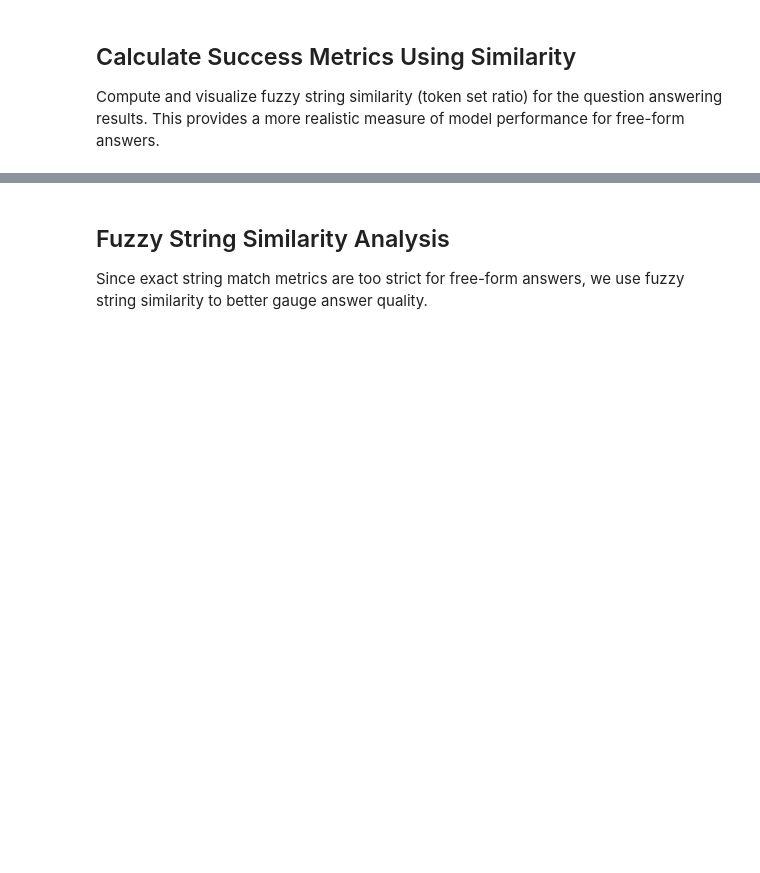
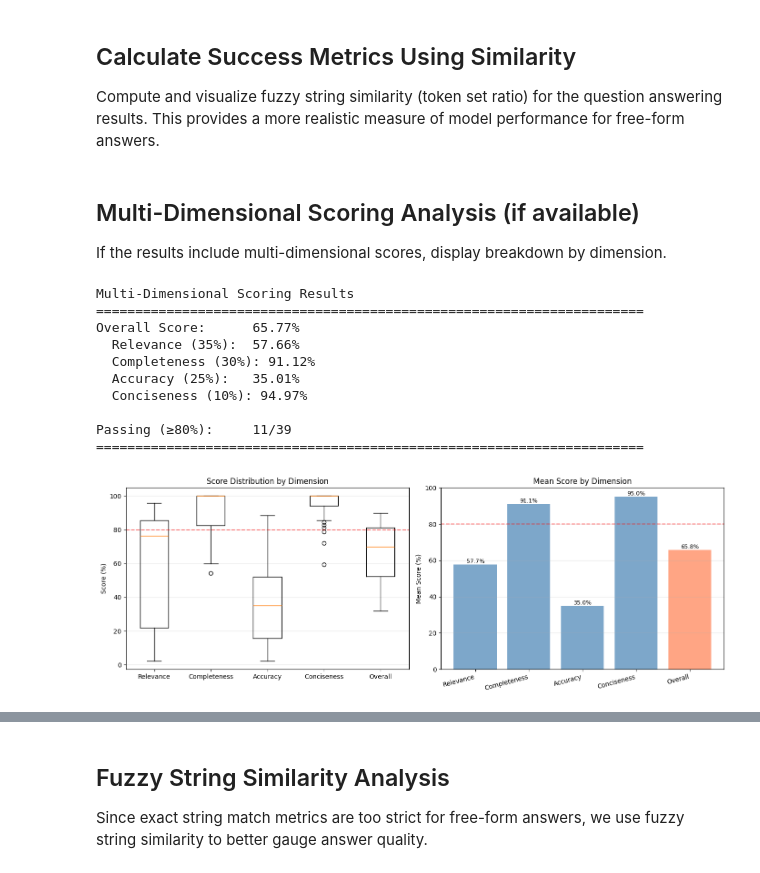
Before and after one commit to n-boshnakov/boardgame-rules-checker, a Jupyter notebook: notebooks/qa_success_analysis.ipynb, the cells around one changed output, grey strips where cells are left out. Saved outputs shown, nothing was run; the diff lists cells and outputs as text; code cells hidden in the pictures; blank space fills up the shorter version.

```diff
--- a/notebooks/qa_success_analysis.ipynb
+++ b/notebooks/qa_success_analysis.ipynb
@@ -65,6 +65,79 @@ Columns: ['question', 'ground_truth', 'predicted', 'score', 'page', 'section', '
 ## Calculate Success Metrics Using Similarity
 
 Compute and visualize fuzzy string similarity (token set ratio) for the question answering results. This provides a more realistic measure of model performance for free-form answers.
+# %% [markdown]
+## Multi-Dimensional Scoring Analysis (if available)
+
+If the results include multi-dimensional scores, display breakdown by dimension.
+# %%
+# Check if multi-dimensional scores are available
+multidim_cols = ['overall_score', 'relevance_score', 'completeness_score', 'accuracy_score', 'conciseness_score']
+
+if all(col in clean_df.columns for col in multidim_cols):
+    print("Multi-Dimensional Scoring Results")
+    print("="*70)
+    print(f"Overall Score:      {clean_df['overall_score'].mean():.2%}")
+    print(f"  Relevance (35%):  {clean_df['relevance_score'].mean():.2%}")
+    print(f"  Completeness (30%): {clean_df['completeness_score'].mean():.2%}")
+    print(f"  Accuracy (25%):   {clean_df['accuracy_score'].mean():.2%}")
+    print(f"  Conciseness (10%): {clean_df['conciseness_score'].mean():.2%}")
+    print(f"\nPassing (≥80%):     {(clean_df['overall_score'] >= 0.8).sum()}/{len(clean_df)}")
+    print("="*70)
+
+    # Visualize dimension breakdown
+    fig, axes = plt.subplots(1, 2, figsize=(14, 5))
+
+    # Box plot of all dimensions
+    ax = axes[0]
+    dimension_data = {
+        'Relevance': clean_df['relevance_score'] * 100,
+        'Completeness': clean_df['completeness_score'] * 100,
+        'Accuracy': clean_df['accuracy_score'] * 100,
+        'Conciseness': clean_df['conciseness_score'] * 100,
+        'Overall': clean_df['overall_score'] * 100
+    }
+    ax.boxplot(dimension_data.values(), labels=dimension_data.keys())
+    ax.set_ylabel('Score (%)')
+    ax.set_title('Score Distribution by Dimension')
+    ax.grid(True, alpha=0.3, axis='y')
+    ax.axhline(y=80, color='red', linestyle='--', alpha=0.5, label='80% threshold')
+
+    # Bar plot of mean scores
+    ax = axes[1]
+    means = [v.mean() for v in dimension_data.values()]
+    colors = ['steelblue', 'steelblue', 'steelblue', 'steelblue', 'coral']
+    bars = ax.bar(dimension_data.keys(), means, color=colors, alpha=0.7)
+    ax.set_ylabel('Mean Score (%)')
+    ax.set_title('Mean Score by Dimension')
+    ax.set_ylim(0, 100)
+    ax.grid(True, alpha=0.3, axis='y')
+    ax.axhline(y=80, color='red', linestyle='--', alpha=0.5)
+
+    # Add value labels on bars
+    for bar in bars:
+        height = bar.get_height()
+        ax.text(bar.get_x() + bar.get_width()/2., height,
+                f'{height:.1f}%',
+                ha='center', va='bottom', fontsize=9)
+
+    plt.xticks(rotation=15, ha='right')
+    plt.tight_layout()
+    plt.show()
+else:
+    print("Multi-dimensional scores not available in this dataset")
+    print("Available columns:", clean_df.columns.tolist())
+# %% [output]
+Multi-Dimensional Scoring Results
+======================================================================
+Overall Score:      65.77%
+  Relevance (35%):  57.66%
+  Completeness (30%): 91.12%
+  Accuracy (25%):   35.01%
+  Conciseness (10%): 94.97%
+
+Passing (≥80%):     11/39
+======================================================================
+[figure, added]
 # %%
 # Define threshold for fuzzy match success
 threshold = 80
```
Also changed, not shown: parts of 7 cells of this notebook, 25 other files.
